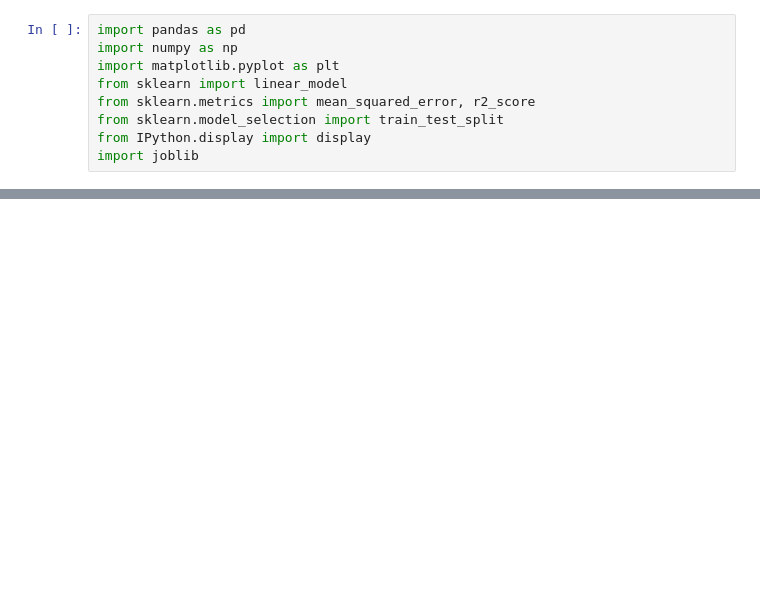
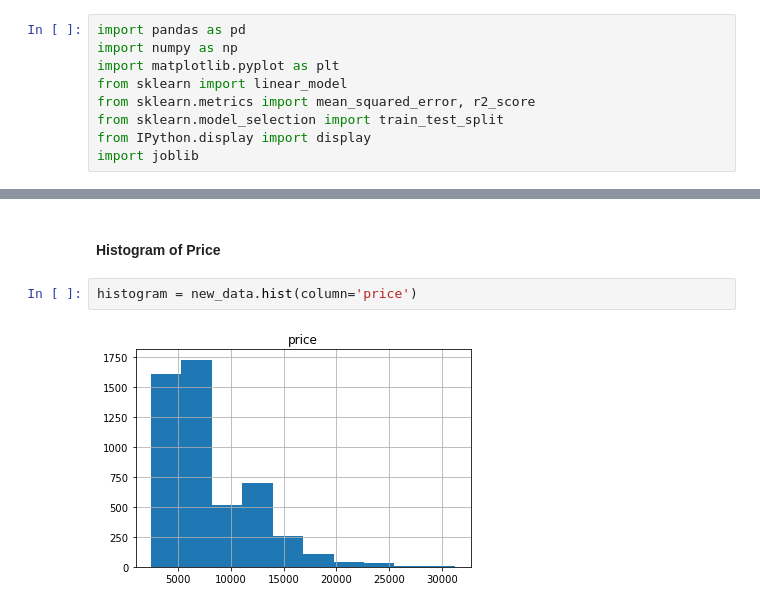
Before and after one commit to JIAWEI68/sch-work-jupiter, a Jupyter notebook: Project/Assignment.ipynb, the cells around one changed output, grey strips where cells are left out. Drawn from its saved outputs; the diff is of its cells as text; blank space fills up the shorter version.

```diff
--- a/Project/Assignment.ipynb
+++ b/Project/Assignment.ipynb
@@ -100,0 +145,6 @@ FileNotFoundError: [Errno 2] No such file or directory: 'Model/Model.pkl'
+# %% [markdown]
+#### Histogram of Price
+# %%
+histogram = new_data.hist(column='price')
+# %% [output]
+[figure, added]
```
Also changed, not shown: parts of 45 cells of this notebook, 2 other files.
